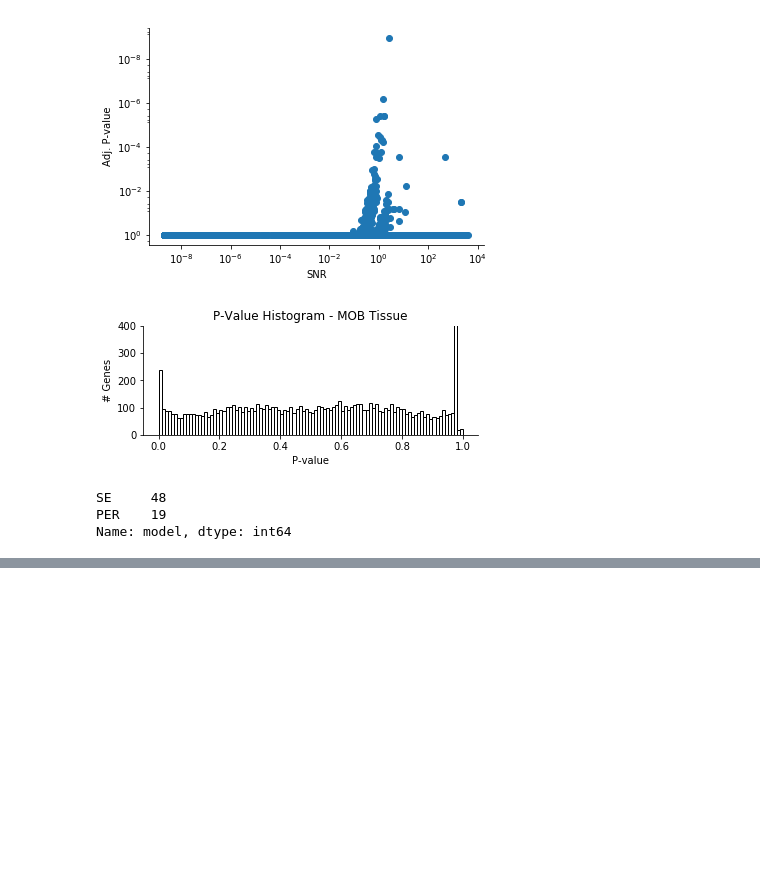
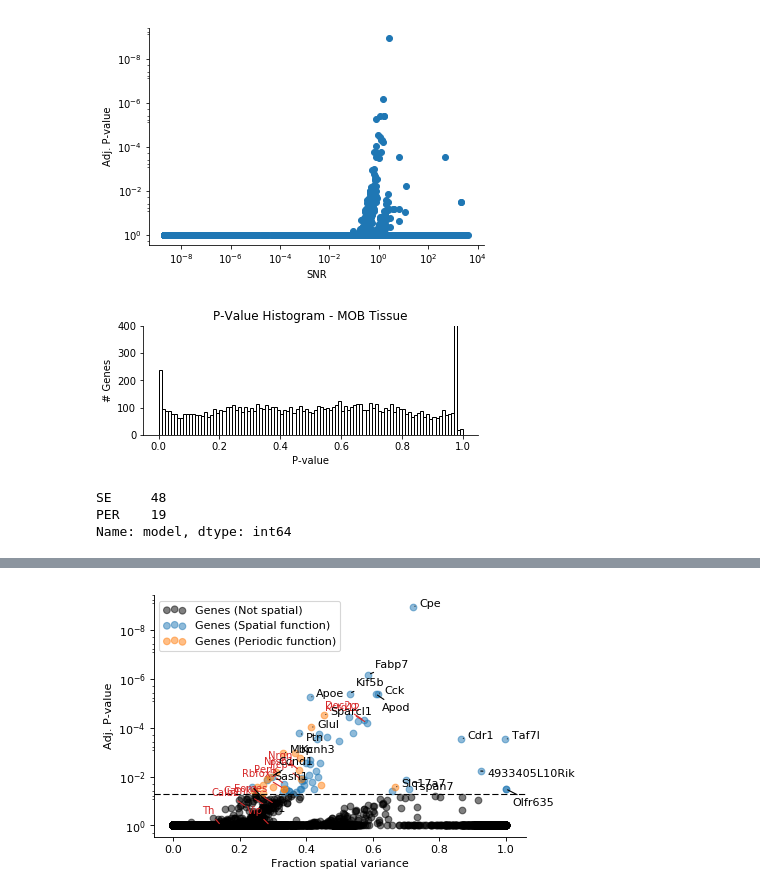
Before and after one commit to Teichlab/SpatialDE, a Jupyter notebook: Analysis/MouseOB/Mouse Olfactory Bulb Analysis.ipynb, the cells around one changed output, grey strips where cells are left out. Cells and saved outputs as stored; diff of their text form; code cells hidden in the pictures; blank space fills up the shorter version.

```diff
--- a/Analysis/MouseOB/Mouse Olfactory Bulb Analysis.ipynb
+++ b/Analysis/MouseOB/Mouse Olfactory Bulb Analysis.ipynb
@@ -225,0 +275,74 @@ plt.savefig('sigma_pval_MOB.pdf', bbox_inches='tight');
+# %%
+plt.figure(figsize=(6, 4), dpi=80)
+
+# plt.xscale('log')
+plt.yscale('log')
+
+tmp = results.query('qval > 0.05')
+plt.scatter(tmp['fraction_spatial_variance'], tmp['qval'],
+            alpha=0.5, rasterized=True,
+            label='Genes (Not spatial)', marker='o', color='k');
+
+tmp = ms_results.query('model == "SE"')
+plt.scatter(tmp['fraction_spatial_variance'], tmp['qval'],
+            alpha=0.5, rasterized=True,
+            label='Genes (Spatial function)', marker='o', color='C0');
+
+tmp = ms_results.query('model == "PER"')
+tmp = tmp.drop('fraction_spatial_variance', 1).merge(results[['g', 'fraction_spatial_variance']], on='g')
+plt.scatter(tmp['fraction_spatial_variance'], tmp['qval'],
+            alpha=0.5, rasterized=True,
+            label='Genes (Periodic function)', marker='o', color='C1');
+
+# Annotate Stahl genes
+tmp = results.query('g in @stahl_genes')
+
+for i, r in tmp.iterrows():
+    xy = (r['fraction_spatial_variance'], r['qval'])
+    xyt = (xy[0] - x_offsets.get(r['g'], 0.02),
+           xy[1] / y_offsets.get(r['g'], 3),)
+    plt.annotate(r['g'], xy, xyt, color='tab:red', horizontalalignment='right',
+                 arrowprops={'arrowstyle': '-', 'color': 'tab:red'}, size=9)
+
+# Annotate top genes
+x_offsets = {}
+# x_offsets = {
+#     'Apc': 1e1,
+#     '4933405L10Rik': 1e1,
+#     'Cck': 1e1,
+#     'Apoe': 1e-3,
+#     'Apod': 1e1,
+#     'Nrsn1': 1e-3,
+#     'Kcnh3': 1e1,
+#     'Ccnd1': 2e0,
+#     'Tspan7': 1e1,
+#     'Taf7l': 3,
+#     'Cdr1': 3,
+#     'Slc17a7': 1e-3
+# }
+y_offsets = {
+    'Apod': 2e-1,
+    'Pbx1': 1e-1,
+    'Olfr635': 2e-1,
+    'Tspan7': 4e-1,
+    '4933405L10Rik': 6e-1,
+    'Ccnd1': 3e0,
+    'Kif5b': 2e0,
+    'Fabp7': 2e0,
+    'Ptn':5e-1,
+    'Nrsn1':5e-1
+}
+for i, r in results.query('g in @top_per_ls.g').query('g not in @stahl_genes').iterrows():
+    xy = (r['fraction_spatial_variance'], r['qval'])
+    xyt = (xy[0] + x_offsets.get(r['g'], 2e-2),
+           xy[1] / y_offsets.get(r['g'], 1),)
+    plt.annotate(r['g'].replace("'", ''), xy, xyt, color='k', arrowprops={'arrowstyle': '-'})
+
+plt.axhline(0.05, ls='--', c='k', lw=1)
+plt.xlabel('Fraction spatial variance');
+plt.ylabel('Adj. P-value');
+plt.gca().invert_yaxis()
+
+plt.legend(scatterpoints=3, loc='upper left');
+# %% [output]
+[figure, added]
```
Also changed, not shown: parts of 8 cells of this notebook, 7 other files.
